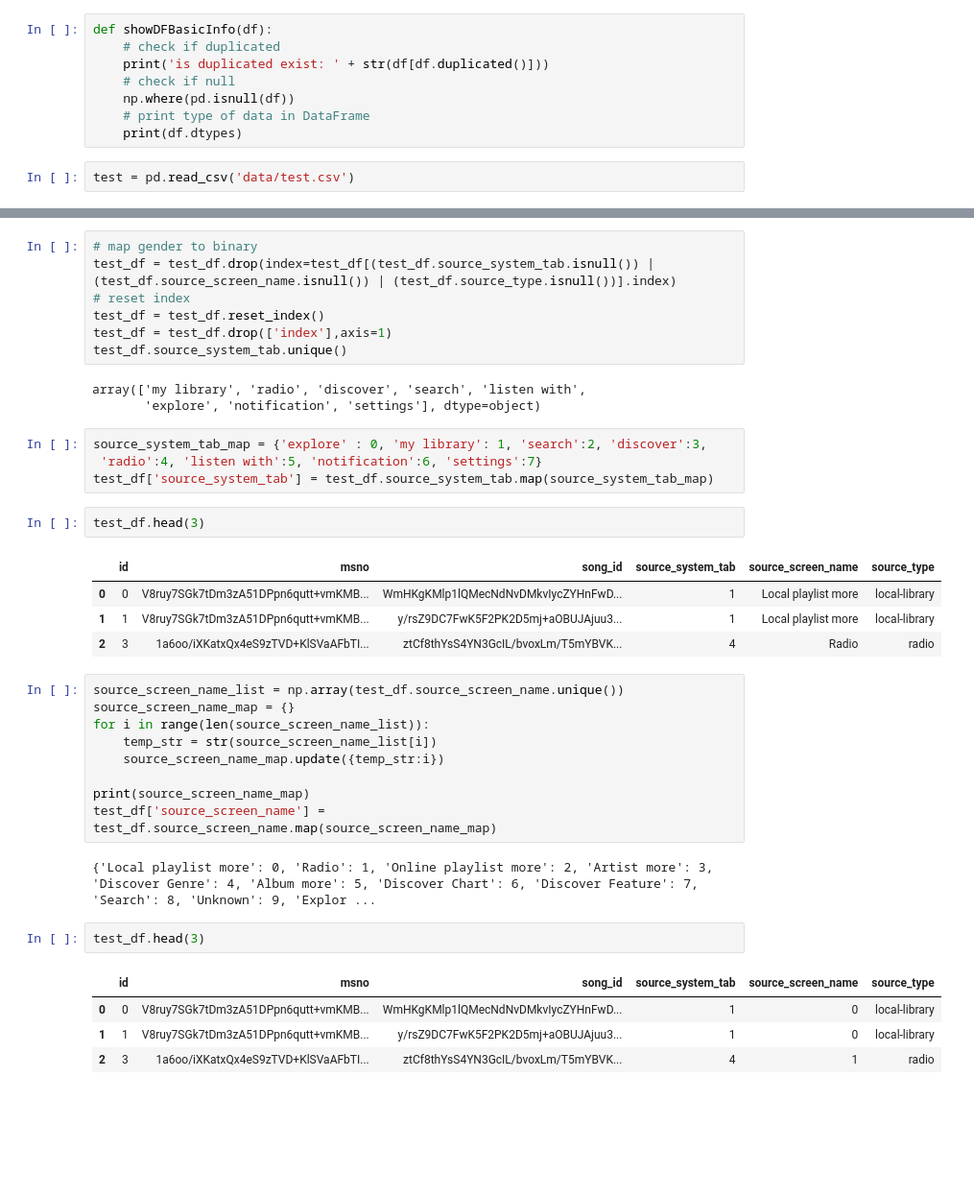
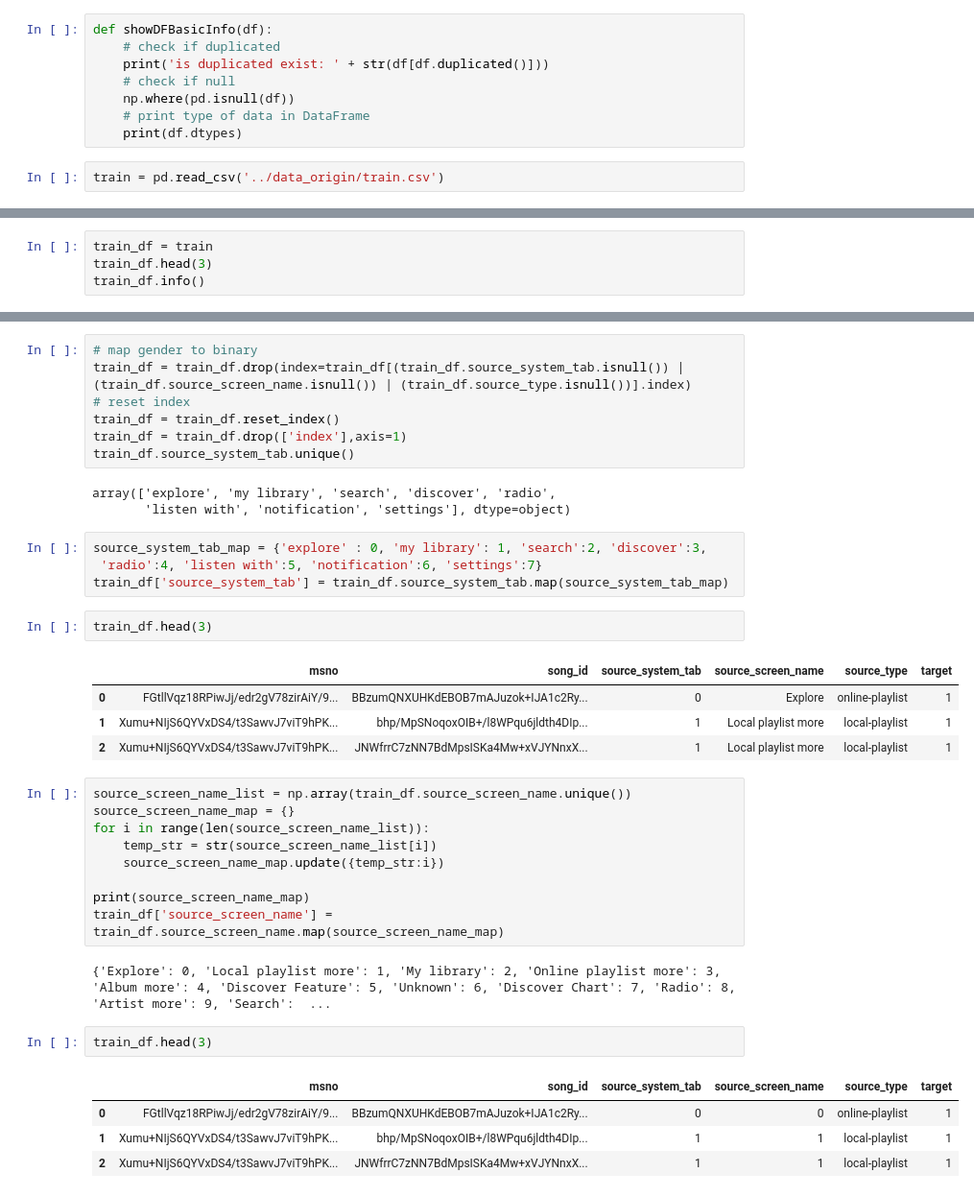
Before and after one commit to DoodleBears/cis_learn, a Jupyter notebook: dataset/kkbox/data_cleaned/kkbox_data_clearn_train.ipynb, the cells around one changed output, grey strips where cells are left out. Shown at 96% size. Cells and saved outputs as stored; diff of their text form; blank space fills up the shorter version.

```diff
--- a/dataset/kkbox/kkbox_data_clean_test.ipynb
+++ b/dataset/kkbox/data_cleaned/kkbox_data_clearn_train.ipynb
@@ -10,4 +10,4 @@ def showDFBasicInfo(df):
     # print type of data in DataFrame
     print(df.dtypes)
 # %%
-test = pd.read_csv('data/test.csv')
+train = pd.read_csv('../data_origin/train.csv')
@@ -31,0 +14,4 @@ memory usage: 117.0+ MB
+# %%
+train_df = train
+train_df.head(3)
+train_df.info()
@@ -32,40 +32,40 @@ memory usage: 117.0+ MB
 # %%
 # map gender to binary
-test_df = test_df.drop(index=test_df[(test_df.source_system_tab.isnull()) | (test_df.source_screen_name.isnull()) | (test_df.source_type.isnull())].index)
+train_df = train_df.drop(index=train_df[(train_df.source_system_tab.isnull()) | (train_df.source_screen_name.isnull()) | (train_df.source_type.isnull())].index)
 # reset index
-test_df = test_df.reset_index()
-test_df = test_df.drop(['index'],axis=1)
-test_df.source_system_tab.unique()
+train_df = train_df.reset_index()
+train_df = train_df.drop(['index'],axis=1)
+train_df.source_system_tab.unique()
 # %% [output]
-array(['my library', 'radio', 'discover', 'search', 'listen with',
-       'explore', 'notification', 'settings'], dtype=object)
+array(['explore', 'my library', 'search', 'discover', 'radio',
+       'listen with', 'notification', 'settings'], dtype=object)
 # %%
 source_system_tab_map = {'explore' : 0, 'my library': 1, 'search':2, 'discover':3,
  'radio':4, 'listen with':5, 'notification':6, 'settings':7}
-test_df['source_system_tab'] = test_df.source_system_tab.map(source_system_tab_map)
+train_df['source_system_tab'] = train_df.source_system_tab.map(source_system_tab_map)
 # %%
-test_df.head(3)
+train_df.head(3)
 # %% [output]
-|  | id | msno | song_id | source_system_tab | source_screen_name | source_type |
-| 0 | 0 | V8ruy7SGk7tDm3zA51DPpn6qutt+vmKMB... | WmHKgKMlp1lQMecNdNvDMkvIycZYHnFwD... | 1 | Local playlist more | local-library |
-| 1 | 1 | V8ruy7SGk7tDm3zA51DPpn6qutt+vmKMB... | y/rsZ9DC7FwK5F2PK2D5mj+aOBUJAjuu3... | 1 | Local playlist more | local-library |
-| 2 | 3 | 1a6oo/iXKatxQx4eS9zTVD+KlSVaAFbTI... | ztCf8thYsS4YN3GcIL/bvoxLm/T5mYBVK... | 4 | Radio | radio |
+|  | msno | song_id | source_system_tab | source_screen_name | source_type | target |
+| 0 | FGtllVqz18RPiwJj/edr2gV78zirAiY/9... | BBzumQNXUHKdEBOB7mAJuzok+IJA1c2Ry... | 0 | Explore | online-playlist | 1 |
+| 1 | Xumu+NIjS6QYVxDS4/t3SawvJ7viT9hPK... | bhp/MpSNoqoxOIB+/l8WPqu6jldth4DIp... | 1 | Local playlist more | local-playlist | 1 |
+| 2 | Xumu+NIjS6QYVxDS4/t3SawvJ7viT9hPK... | JNWfrrC7zNN7BdMpsISKa4Mw+xVJYNnxX... | 1 | Local playlist more | local-playlist | 1 |
 # %%
-source_screen_name_list = np.array(test_df.source_screen_name.unique())
+source_screen_name_list = np.array(train_df.source_screen_name.unique())
 source_screen_name_map = {}
 for i in range(len(source_screen_name_list)):
     temp_str = str(source_screen_name_list[i])
     source_screen_name_map.update({temp_str:i})
 
 print(source_screen_name_map)
-test_df['source_screen_name'] = test_df.source_screen_name.map(source_screen_name_map)
+train_df['source_screen_name'] = train_df.source_screen_name.map(source_screen_name_map)
 # %% [output]
-{'Local playlist more': 0, 'Radio': 1, 'Online playlist more': 2, 'Artist more': 3, 'Discover Genre': 4, 'Album more': 5, 'Discover Chart': 6, 'Discover Feature': 7, 'Search': 8, 'Unknown': 9, 'Explor ...
+{'Explore': 0, 'Local playlist more': 1, 'My library': 2, 'Online playlist more': 3, 'Album more': 4, 'Discover Feature': 5, 'Unknown': 6, 'Discover Chart': 7, 'Radio': 8, 'Artist more': 9, 'Search':  ...
 # %%
-test_df.head(3)
+train_df.head(3)
 # %% [output]
-|  | id | msno | song_id | source_system_tab | source_screen_name | source_type |
-| 0 | 0 | V8ruy7SGk7tDm3zA51DPpn6qutt+vmKMB... | WmHKgKMlp1lQMecNdNvDMkvIycZYHnFwD... | 1 | 0 | local-library |
-| 1 | 1 | V8ruy7SGk7tDm3zA51DPpn6qutt+vmKMB... | y/rsZ9DC7FwK5F2PK2D5mj+aOBUJAjuu3... | 1 | 0 | local-library |
-| 2 | 3 | 1a6oo/iXKatxQx4eS9zTVD+KlSVaAFbTI... | ztCf8thYsS4YN3GcIL/bvoxLm/T5mYBVK... | 4 | 1 | radio |
+|  | msno | song_id | source_system_tab | source_screen_name | source_type | target |
+| 0 | FGtllVqz18RPiwJj/edr2gV78zirAiY/9... | BBzumQNXUHKdEBOB7mAJuzok+IJA1c2Ry... | 0 | 0 | online-playlist | 1 |
+| 1 | Xumu+NIjS6QYVxDS4/t3SawvJ7viT9hPK... | bhp/MpSNoqoxOIB+/l8WPqu6jldth4DIp... | 1 | 1 | local-playlist | 1 |
+| 2 | Xumu+NIjS6QYVxDS4/t3SawvJ7viT9hPK... | JNWfrrC7zNN7BdMpsISKa4Mw+xVJYNnxX... | 1 | 1 | local-playlist | 1 |
 # %%
```
Also changed, not shown: parts of 6 cells of this notebook, 16 other files.
